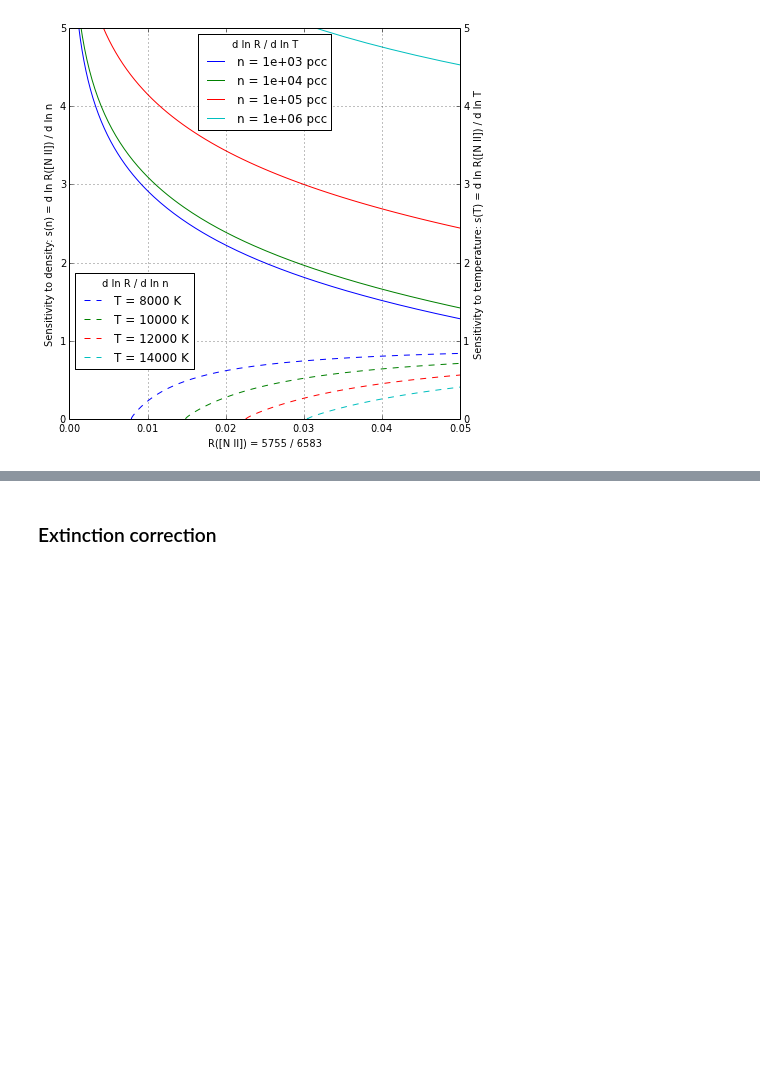
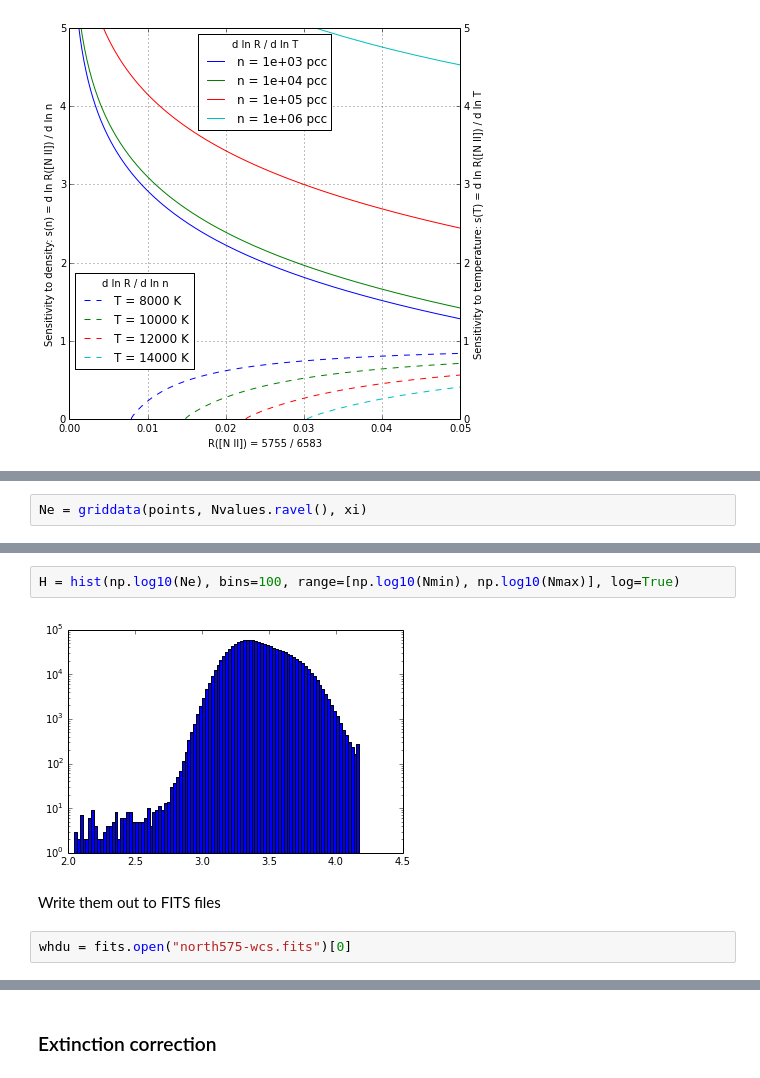
Before and after one commit to deprecated/orion-tsq, a Jupyter notebook: WFC3 images exploration.ipynb, the cells around one changed output, grey strips where cells are left out. Drawn from its saved outputs; the diff is of its cells as text; blank space fills up the shorter version.

```diff
--- a/WFC3 images exploration.ipynb
+++ b/WFC3 images exploration.ipynb
@@ -552,0 +638,2 @@ ylabel("d ln R / d ln n")
+# %%
+Ne = griddata(points, Nvalues.ravel(), xi)
@@ -552,0 +653,8 @@ ylabel("d ln R / d ln n")
+# %%
+H = hist(np.log10(Ne), bins=100, range=[np.log10(Nmin), np.log10(Nmax)], log=True)
+# %% [output]
+[figure, added]
+# %% [markdown]
+Write them out to FITS files
+# %%
+whdu = fits.open("north575-wcs.fits")[0]
```
Also changed, not shown: parts of 35 cells of this notebook, 15 other files.
